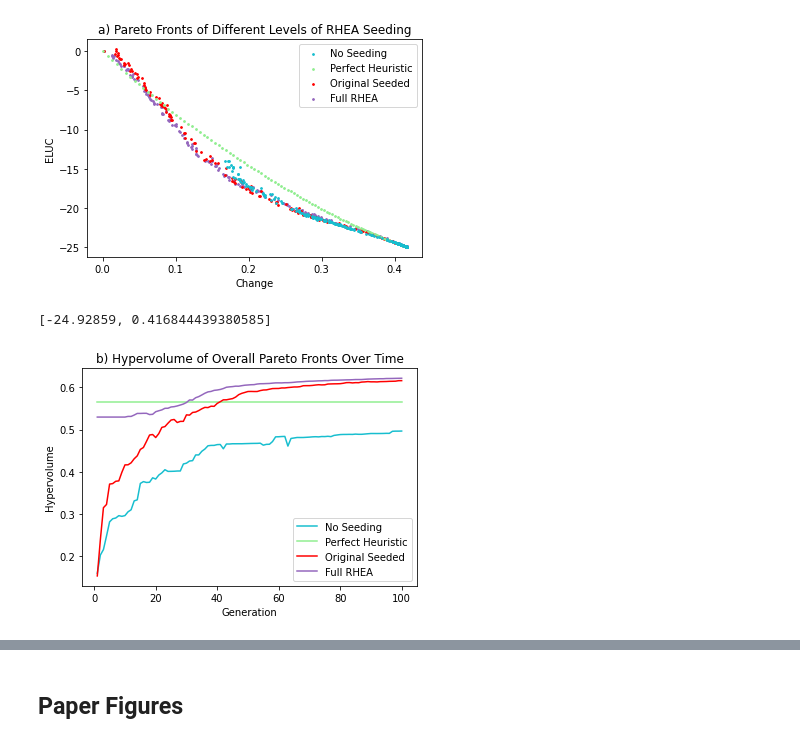
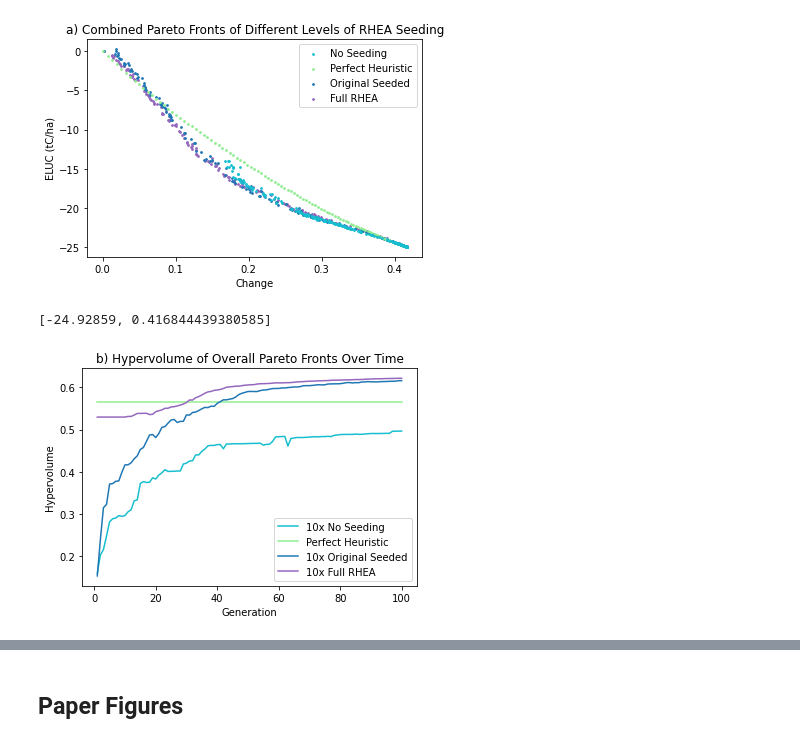
Before and after one commit to Project-Resilience/mvp, a Jupyter notebook: use_cases/eluc/experiments/rhea.ipynb, the cells around one changed output, grey strips where cells are left out. Drawn from its saved outputs; the diff is of its cells as text; code cells hidden in the pictures.

Commit message:
Plot revisions

```diff
--- a/use_cases/eluc/experiments/rhea.ipynb
+++ b/use_cases/eluc/experiments/rhea.ipynb
@@ -151,7 +156,7 @@ full_results = utils.heuristics.evaluate_experiment(FULL_DIR, 100, context_df, e
 seeded_results = utils.heuristics.evaluate_experiment(SEEDED_DIR, 100, context_df, encoder, OUTCOMES, predictors)
 base_results = utils.heuristics.evaluate_experiment(BASE_DIR, 100, context_df, encoder, OUTCOMES, predictors)
 # %%
-def compare_paretos(ax: plt.Axes, results_dfs: list[pd.DataFrame], plot_params: list[dict]):
+def compare_paretos(ax: plt.Axes, results_dfs: list[pd.DataFrame], plot_params: list[dict], title: str=None):
     for results_df, params in zip(results_dfs, plot_params):
         results_df = results_df.sort_values(by="change")
         ax.scatter(results_df["change"], results_df["ELUC"], **params)
@@ -159,21 +164,22 @@ def compare_paretos(ax: plt.Axes, results_dfs: list[pd.DataFrame], plot_params:
     handles, labels = ax.get_legend_handles_labels()
     ax.legend(handles[::-1], labels[::-1])
     ax.set_xlabel("Change")
-    ax.set_ylabel("ELUC")
-    ax.set_title("a) Pareto Fronts of Different Levels of RHEA Seeding")
+    ax.set_ylabel("ELUC (tC/ha)")
+    title = title if title else "a) Combined Pareto Fronts of Different Levels of RHEA Seeding"
+    ax.set_title(title)
     return ax
 # %%
 pareto_params = [
     {"label": "Full RHEA", "s": 3, "color": "C4"},
-    {"label": "Original Seeded", "s": 3, "color": "red"},
+    {"label": "Original Seeded", "s": 3, "color": "C0"},
     {"label": "Perfect Heuristic", "s": 3, "color": "lightgreen"},
     {"label": "No Seeding", "s": 3, "color": "C9"}
 ]
 fig, ax = plt.subplots()
 ax = compare_paretos(ax, [full_results, seeded_results, perfect_results, base_results], pareto_params)
 plt.show()
 # %% [output]
-[figure, old version]
+[figure, new version]
 # %%
 def get_hypervolume(results_df: pd.DataFrame, ref_point: np.ndarray, ideal: np.ndarray, outcomes: list[str]):
     metric = Hypervolume(ref_point=ref_point,
@@ -242,13 +248,13 @@ all_hypervolumes.insert(1, [perfect_hypervolume]*100)
 # %%
 fig, ax = plt.subplots()
 hv_params = [
-    {"label": "No Seeding", "c": "C9"},
+    {"label": "10x No Seeding", "c": "C9"},
     {"label": "Perfect Heuristic", "c": "lightgreen"},
-    {"label": "Original Seeded", "c": "red"},
-    {"label": "Full RHEA", "c": "C4"}
+    {"label": "10x Original Seeded", "c": "C0"},
+    {"label": "10x Full RHEA", "c": "C4"}
 ]
 ax = plot_all_hypervolumes(ax, all_hypervolumes, hv_params)
 plt.show()
 # %% [output]
-[figure, old version]
+[figure, new version]
 # %%
```
Also changed, not shown: parts of 15 cells of this notebook, 13 other files.
